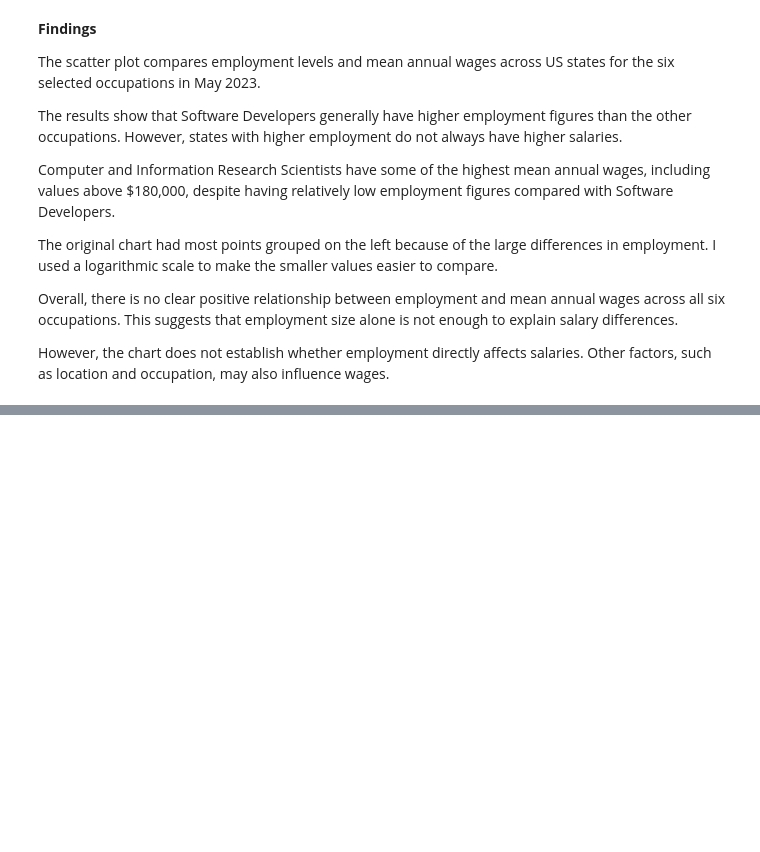
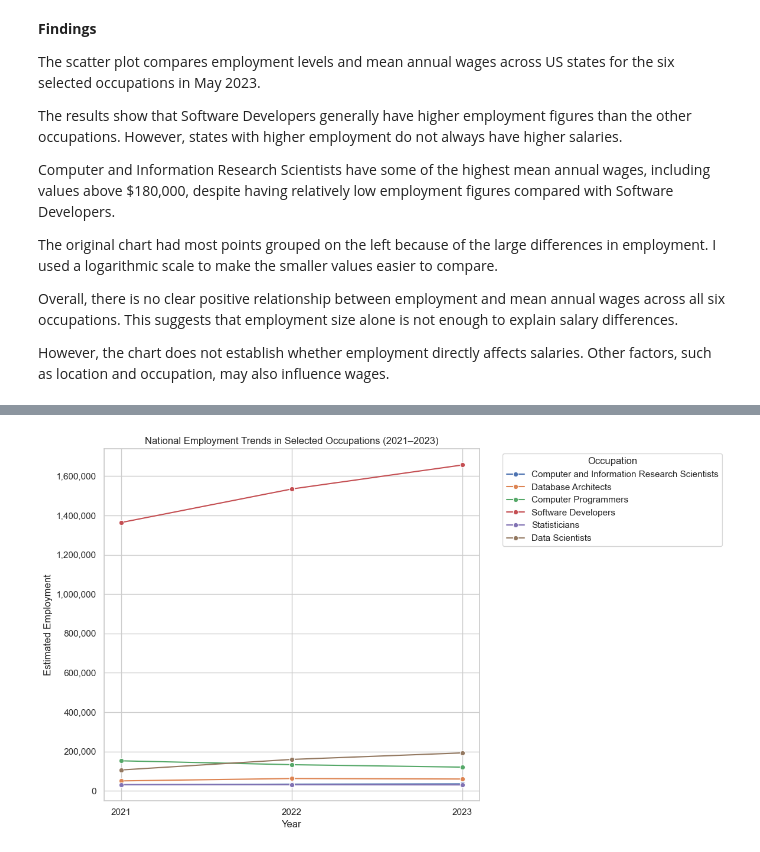
Before and after one commit to Arcanjo-jefferson/USA-AI-Employment-Analysis, a Jupyter notebook: analysis/employment_analysis.ipynb, the cells around one changed output, grey strips where cells are left out. Drawn from its saved outputs; the diff is of its cells as text; code cells hidden in the pictures; blank space fills up the shorter version.

Commit message:
Add historical employment trends analysis

```diff
--- a/analysis/employment_analysis.ipynb
+++ b/analysis/employment_analysis.ipynb
@@ -1038,0 +1053,15 @@ However, the chart does not establish whether employment directly affects salari
+# %%
+# Load the additional BLS datasets
+df_2021 = pd.read_excel("../data/all_data_M_2021.xlsx")
+df_2022 = pd.read_excel("../data/all_data_M_2022.xlsx")
+
+# Check the dimensions of both datasets
+print("2021 dataset:", df_2021.shape)
+print("2022 dataset:", df_2022.shape)
+
+# Check their columns
+print("\n2021 columns:")
+print(df_2021.columns.tolist())
+
+print("\n2022 columns:")
+print(df_2022.columns.tolist())
@@ -1038,0 +1159,31 @@ However, the chart does not establish whether employment directly affects salari
+# %%
+plt.figure(figsize=(12, 7))
+
+sns.lineplot(
+    data=df_historical,
+    x="YEAR",
+    y="TOT_EMP",
+    hue="OCC_TITLE",
+    marker="o"
+)
+
+plt.title("National Employment Trends in Selected Occupations (2021–2023)")
+plt.xlabel("Year")
+plt.ylabel("Estimated Employment")
+
+plt.xticks([2021, 2022, 2023])
+
+plt.gca().yaxis.set_major_formatter(
+    StrMethodFormatter("{x:,.0f}")
+)
+
+plt.legend(
+    title="Occupation",
+    bbox_to_anchor=(1.05, 1),
+    loc="upper left"
+)
+
+plt.tight_layout()
+plt.show()
+# %% [output]
+[figure, added]
```
Also changed, not shown: parts of 7 cells of this notebook.
